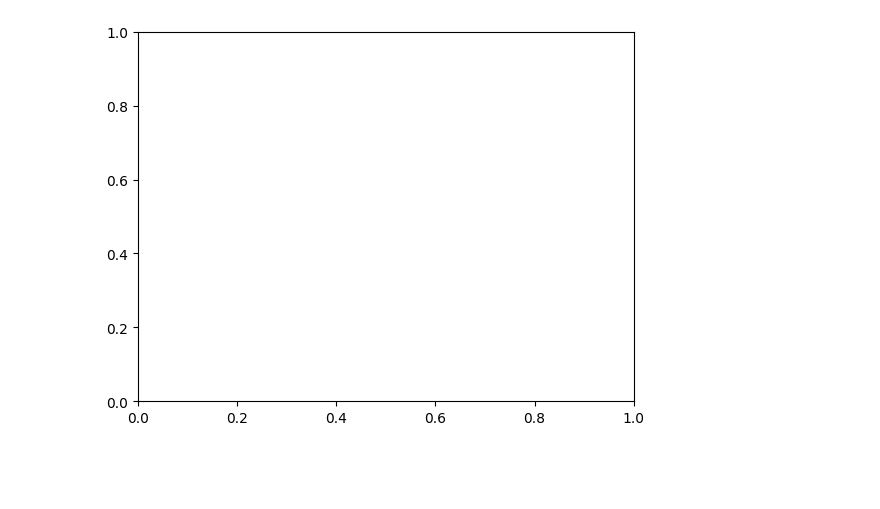
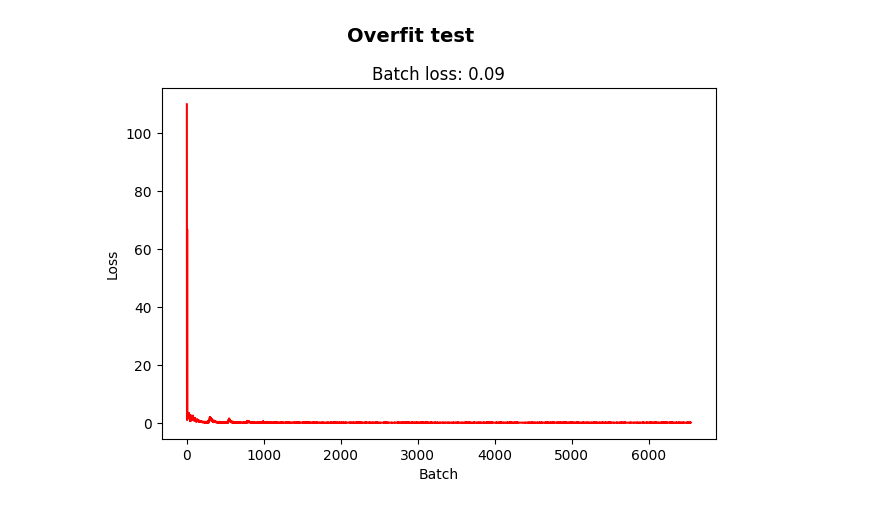
Before and after one commit to aabiji/ml-playground, a Jupyter notebook: scripts/gpt.ipynb, the cells around one changed output. Cells and saved outputs as stored; diff of their text form; code cells hidden in the pictures; blank space fills up the shorter version.

Commit message:
overfit dataset

```diff
--- a/scripts/gpt.ipynb
+++ b/scripts/gpt.ipynb
@@ -2,6 +2,7 @@
 from datasets import load_dataset
 import tiktoken
 import torch
+import humanize
 import torch.nn as nn
 from torch.optim import Adam
 import torch.nn.functional as F
@@ -24,7 +25,7 @@ def get_line_stats(batch, tokenizer):
     length_batch.append(len(tokens))
   return {"tokens": tokens_batch, "length": length_batch}
 
-def prepare_dataset(name, cache_file, tokenizer, pad_token, target_seq_len):
+def prepare_dataset(name, cache_file, tokenizer, pad_token, seq_len):
   # Load the dataset and gather token lengths
   dataset = load_dataset(name, split="train")
   dataset = dataset.map(
@@ -34,13 +35,15 @@ def prepare_dataset(name, cache_file, tokenizer, pad_token, target_seq_len):
   )
 
   # Pad each token sequence into a fixed size
-  shape = (len(dataset), max(dataset["length"]) + 1)
+  max_len = max(dataset["length"]) + 1
+  nearest_multiple = ((max_len // seq_len) + 1) * seq_len
+  shape = (len(dataset), nearest_multiple)
   padded = torch.full(shape, pad_token, dtype=torch.int)
   for i, tokens in enumerate(dataset["tokens"]):
     padded[i, :len(tokens)] = torch.tensor(tokens, dtype=torch.int)
 
   # Split each sequence into chunks and cache them
-  num_chunks = padded.shape[1] // target_seq_len
+  num_chunks = padded.shape[1] // seq_len
   chunks = torch.chunk(padded, chunks=num_chunks, dim=1)
   torch.save(chunks, cache_file)
   return len(dataset), chunks
@@ -160,55 +171,60 @@ Using cuda to run a 53623808 parameter model
 # %%
 # Train the model
 model.train()
 torch.enable_grad()
 
 optimizer = Adam(model.parameters(), betas=(0.9, 0.98), eps=1e-9)
 criterion = nn.CrossEntropyLoss()
+
 fig, ax = plt.subplots()
 train_losses = []
 
-for _ in range(num_iters):
-  for i in range(0, num_train_rows, batch_size):
-    indices = shuffled[i: i + batch_size]
+for _ in range(hyperparams["epochs"]):
+  shuffled = torch.randperm(num_train_rows)
+
+  for i in range(0, num_train_rows, hyperparams["batch_size"]):
+    indices = shuffled[i: i + hyperparams["batch_size"]]
     batch_losses = []
 
-    # TODO: do this in parallel
     for j in range(len(chunks)):
-      optimizer.zero_grad(set_to_none=False)
-
       # The correct next token is the sequence shifted to the left
       rows = chunks[j][indices].to(device)
-      print(rows.shape[1], seq_len)
-      if rows.shape[1] < seq_len:
-        break # TODO: find the actual cause for this
-
       target = torch.full(rows.shape, eos_token, dtype=torch.long, device=device)
       target[:, :-1] = rows[:, 1:]
 
-      prediction = model(rows)
-      # B x T x V -> B x V x T as pytorch expects
-      loss = criterion(prediction.permute(0, 2, 1), target)
+      with torch.autocast(device_type=device, dtype=torch.bfloat16):
+        prediction = model(rows)
+        # Flatten tensors to make CrossEntropyLoss work well:
+        # prediction: B x T x V -> B * T x V, target: B x T -> 1 x B * T
+        loss = criterion(
+          prediction.reshape(-1, prediction.shape[-1]),
+          target.reshape(-1)
+        )
+
       batch_losses.append(loss.item())
-      loss.backward()
-      optimizer.step()
+      (loss / len(chunks)).backward() # Average the loss across chunks
+
+    # Average gradients across different chunks of the same sequence
+    optimizer.step()
+    optimizer.zero_grad(set_to_none=True)
 
     # Plot a loss curve in real time
     mean_loss = sum(batch_losses) / len(batch_losses)
     train_losses.append(mean_loss)
-    #clear_output(wait=True)
-    #ax.clear()
 
-    #ax.plot(train_losses, "r-")
-    #ax.autoscale_view(scalex=True, scaley=True)
-    #fig.suptitle(experiment_name, fontsize=14, fontweight="bold")
-    #ax.set_title(f"Batch loss: {mean_loss:.2f}")
-    #ax.set_xlabel("Batch")
-    #ax.set_ylabel("Loss")
+    clear_output(wait=True)
+    ax.clear()
+    ax.plot(train_losses, "r-")
+    ax.autoscale_view(scalex=True, scaley=True)
+    fig.suptitle(experiment_name, fontsize=14, fontweight="bold")
+    ax.set_title(f"Batch loss: {mean_loss:.2f}")
+    ax.set_xlabel("Batch")
+    ax.set_ylabel("Loss")
 
-    #fig.tight_layout() # Prevents overlapping labels
-    #display.display(fig)
+    fig.tight_layout() # Prevents overlapping labels
+    display.display(fig)
 
+torch.save(model.state_dict(), model_cache_file)
 fig.savefig(f"{experiment_name}.png", dpi=300, bbox_inches="tight")
-torch.save(model.state_dict(), model_cache_file)
 # %% [output]
-[figure, old version]
+[figure, new version]
```
Also changed, not shown: parts of 4 cells of this notebook.
